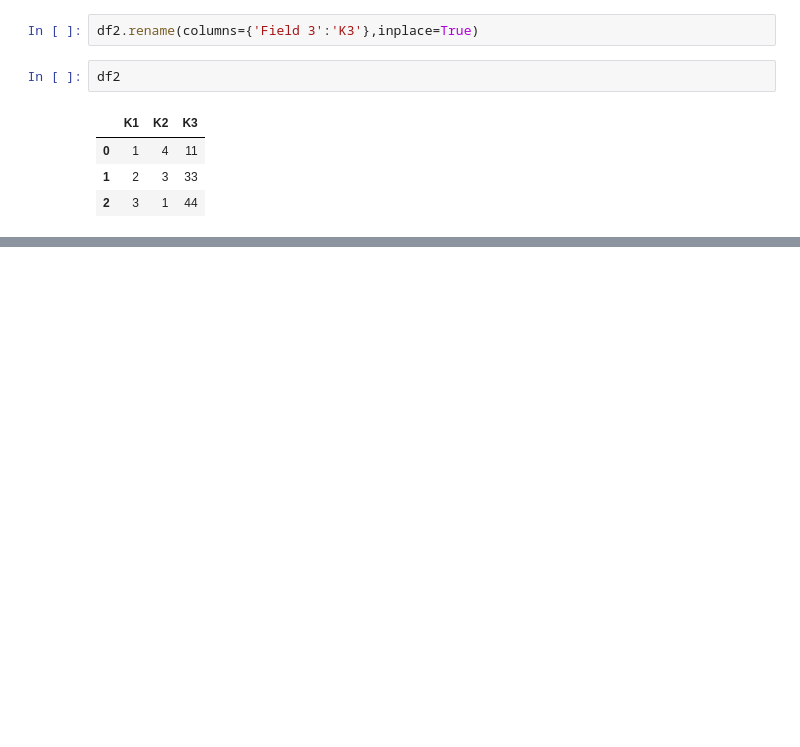
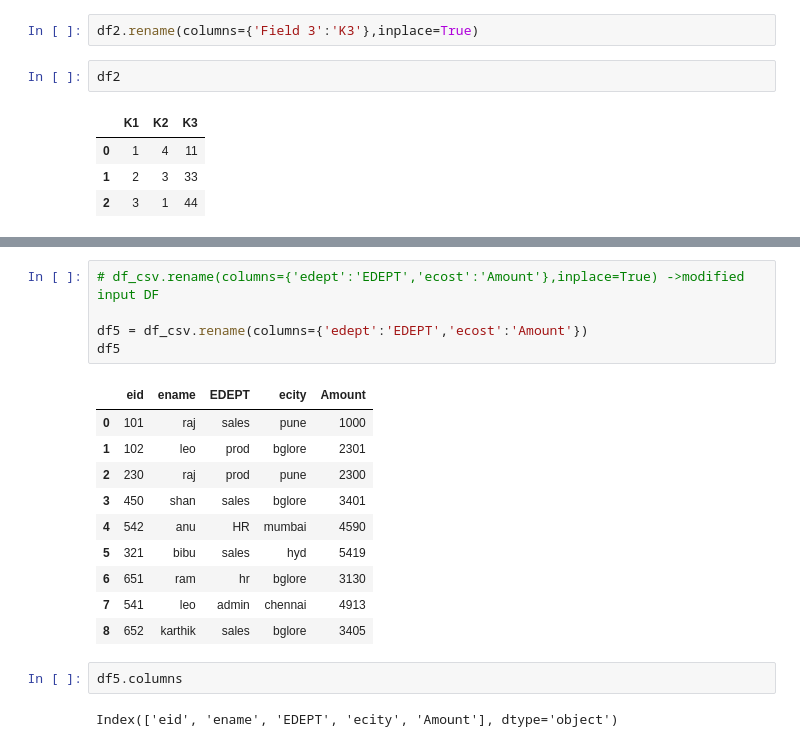
Before and after one commit to pakarthikstudent/DataEngineering__MLOps, a Jupyter notebook: DAY1/DE-1.ipynb, the cells around one changed output, grey strips where cells are left out. Saved outputs shown, nothing was run; the diff lists cells and outputs as text; blank space fills up the shorter version.

```diff
--- a/DAY1/DE-1.ipynb
+++ b/DAY1/DE-1.ipynb
@@ -940,0 +1234,20 @@ df2
+# %%
+# df_csv.rename(columns={'edept':'EDEPT','ecost':'Amount'},inplace=True) ->modified input DF
+
+df5 = df_csv.rename(columns={'edept':'EDEPT','ecost':'Amount'})
+df5
+# %% [output]
+|  | eid | ename | EDEPT | ecity | Amount |
+| 0 | 101 | raj | sales | pune | 1000 |
+| 1 | 102 | leo | prod | bglore | 2301 |
+| 2 | 230 | raj | prod | pune | 2300 |
+| 3 | 450 | shan | sales | bglore | 3401 |
+| 4 | 542 | anu | HR | mumbai | 4590 |
+| 5 | 321 | bibu | sales | hyd | 5419 |
+| 6 | 651 | ram | hr | bglore | 3130 |
+| 7 | 541 | leo | admin | chennai | 4913 |
+| 8 | 652 | karthik | sales | bglore | 3405 |
+# %%
+df5.columns
+# %% [output]
+Index(['eid', 'ename', 'EDEPT', 'ecity', 'Amount'], dtype='object')
```
Also changed, not shown: parts of 108 cells of this notebook, 1 other file.
